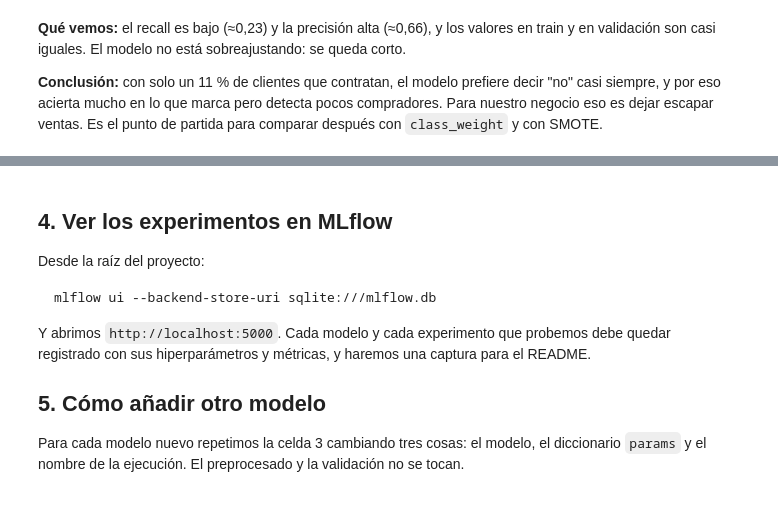
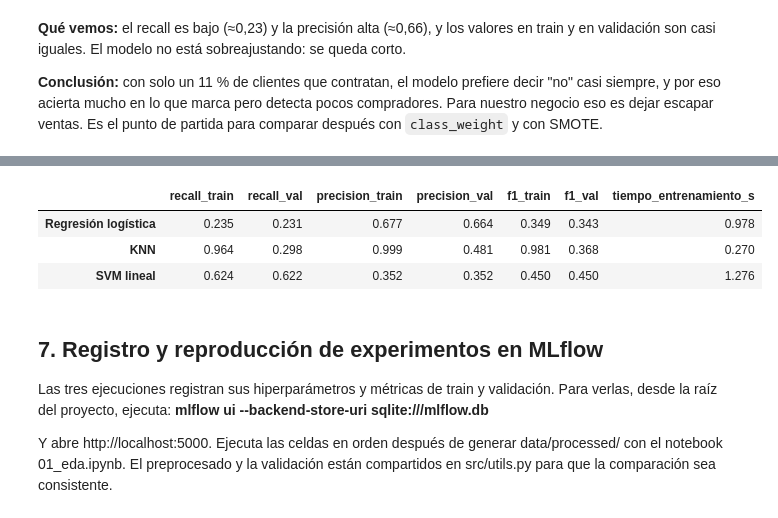
Before and after one commit to Moorci/Reto1SAA-MIA-PIA, a Jupyter notebook: notebooks/02_modelos_alvaro.ipynb, the cells around one changed output, grey strips where cells are left out. Cells and saved outputs as stored; diff of their text form; code cells hidden in the pictures.

Commit message:
Modelo alvaro terminado

````diff
--- a/notebooks/02_modelos_alvaro.ipynb
+++ b/notebooks/02_modelos_alvaro.ipynb
@@ -81,0 +86,13 @@ Name: regresion_logistica_base, dtype: float64
+# %%
+params_knn = {
+    "modelo": "KNeighborsClassifier",
+    "n_neighbors": 5,
+    "weights": "distance",
+    "smote": False,
+}
+
+modelo_knn = KNeighborsClassifier(n_neighbors=5, weights="distance")
+metricas_knn = evaluar_cv(crear_pipeline(modelo_knn), X_train, y_train)
+
+registrar_en_mlflow("knn_base", params_knn, metricas_knn)
+pd.Series(metricas_knn, name="knn_base").round(3)
@@ -81,0 +112,20 @@ Name: regresion_logistica_base, dtype: float64
+# %%
+params_svm = {
+    "modelo": "LinearSVC",
+    "C": 1.0,
+    "class_weight": "balanced",
+    "max_iter": 5000,
+    "smote": False,
+}
+
+modelo_svm = LinearSVC(
+    C=1.0,
+    class_weight="balanced",
+    max_iter=5000,
+    random_state=42,
+    dual=False,
+)
+metricas_svm = evaluar_cv(crear_pipeline(modelo_svm), X_train, y_train)
+
+registrar_en_mlflow("svm_lineal_balanceado", params_svm, metricas_svm)
+pd.Series(metricas_svm, name="svm_lineal_balanceado").round(3)
@@ -82,14 +145,18 @@ Name: regresion_logistica_base, dtype: float64
+# %%
+comparacion = pd.DataFrame({
+    "Regresión logística": pd.Series(metricas),
+    "KNN": pd.Series(metricas_knn),
+    "SVM lineal": pd.Series(metricas_svm),
+}).T
+comparacion.round(3)
+# %% [output]
+|  | recall_train | recall_val | precision_train | precision_val | f1_train | f1_val | tiempo_entrenamiento_s |
+| Regresión logística | 0.235 | 0.231 | 0.677 | 0.664 | 0.349 | 0.343 | 0.978 |
+| KNN | 0.964 | 0.298 | 0.999 | 0.481 | 0.981 | 0.368 | 0.270 |
+| SVM lineal | 0.624 | 0.622 | 0.352 | 0.352 | 0.450 | 0.450 | 1.276 |
 # %% [markdown]
-## 4. Ver los experimentos en MLflow
+## 7. Registro y reproducción de experimentos en MLflow
 
-Desde la raíz del proyecto:
+Las tres ejecuciones registran sus hiperparámetros y métricas de train y validación. Para verlas, desde la raíz del proyecto, ejecuta: **mlflow ui --backend-store-uri sqlite:///mlflow.db**
 
-```
-mlflow ui --backend-store-uri sqlite:///mlflow.db
-```
-
-Y abrimos `http://localhost:5000`. Cada modelo y cada experimento que probemos debe quedar registrado con sus hiperparámetros y métricas, y haremos una captura para el README.
-
-## 5. Cómo añadir otro modelo
-
-Para cada modelo nuevo repetimos la celda 3 cambiando tres cosas: el modelo, el diccionario `params` y el nombre de la ejecución. El preprocesado y la validación no se tocan.
+Y abre http://localhost:5000. Ejecuta las celdas en orden después de generar data/processed/ con el notebook 01_eda.ipynb. El preprocesado y la validación están compartidos en src/utils.py para que la comparación sea consistente.
````
Also changed, not shown: parts of 8 cells of this notebook, 11 other files.
